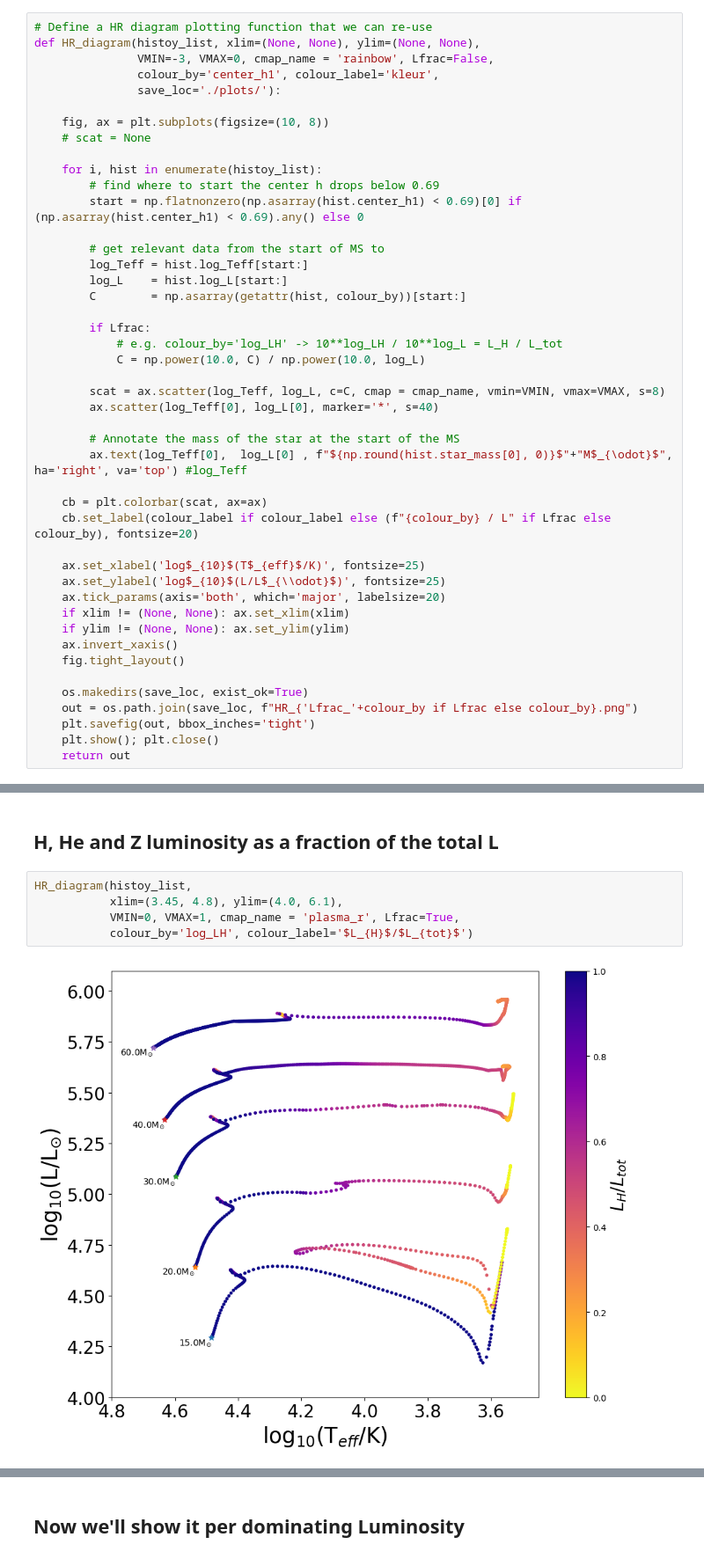
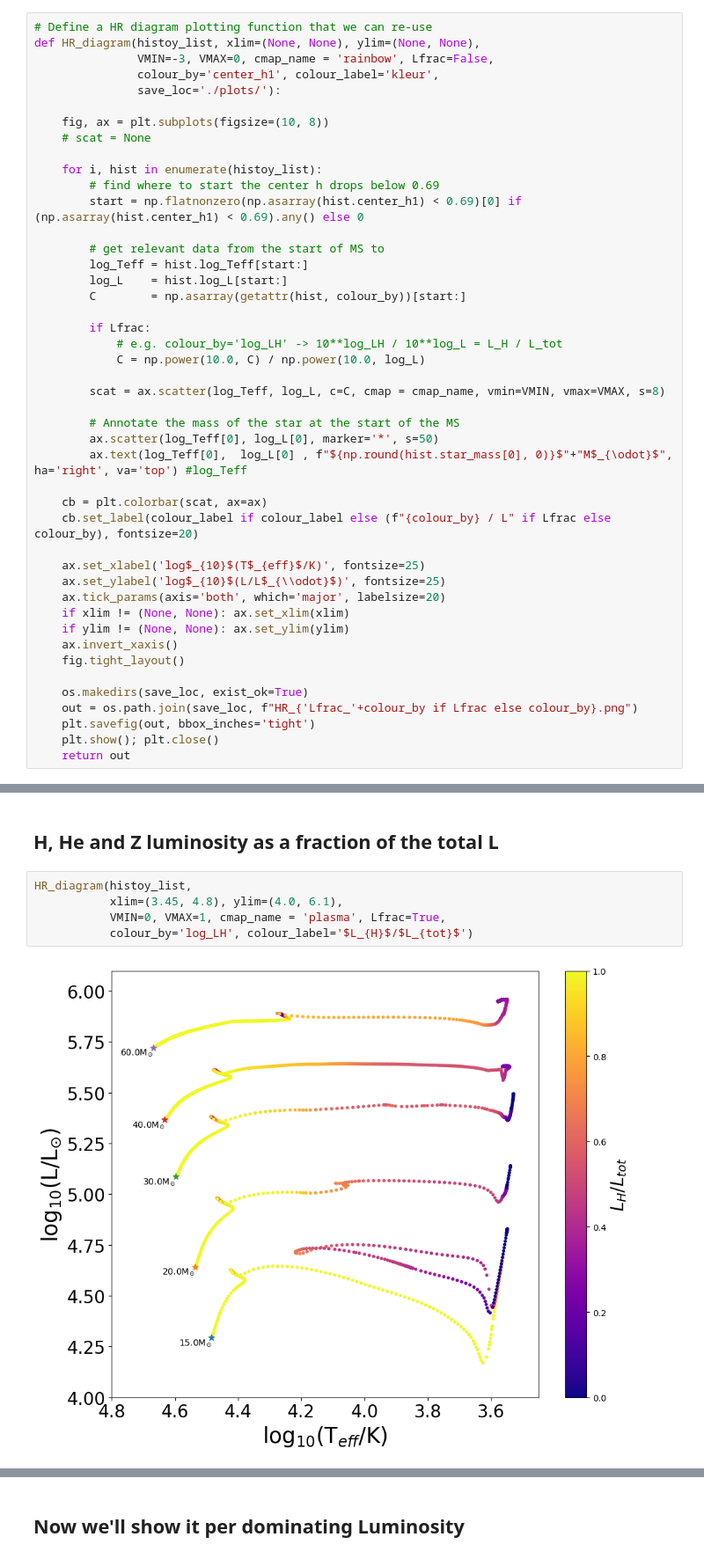
Before and after one commit to LiekeVanSon/ASBE-course, a Jupyter notebook: practicum/session3/solutions_session3/solutions_session3.ipynb, the cells around one changed output, grey strips where cells are left out. Shown at 88% size. Drawn from its saved outputs; the diff is of its cells as text.

```diff
--- a/practicum/session3/solutions_session3/solutions_session3.ipynb
+++ b/practicum/session3/solutions_session3/solutions_session3.ipynb
@@ -41,9 +41,9 @@ def HR_diagram(histoy_list, xlim=(None, None), ylim=(None, None),
             C = np.power(10.0, C) / np.power(10.0, log_L)
 
         scat = ax.scatter(log_Teff, log_L, c=C, cmap = cmap_name, vmin=VMIN, vmax=VMAX, s=8)
-        ax.scatter(log_Teff[0], log_L[0], marker='*', s=40)
 
         # Annotate the mass of the star at the start of the MS
+        ax.scatter(log_Teff[0], log_L[0], marker='*', s=50)
         ax.text(log_Teff[0],  log_L[0] , f"${np.round(hist.star_mass[0], 0)}$"+"M$_{\odot}$", ha='right', va='top') #log_Teff
 
     cb = plt.colorbar(scat, ax=ax)
@@ -75,10 +75,10 @@ colors = plt.cm.plasma(np.linspace(0,1,4)) #3rd num is the number of colours Set
 # %%
 HR_diagram(histoy_list,
            xlim=(3.45, 4.8), ylim=(4.0, 6.1),
-           VMIN=0, VMAX=1, cmap_name = 'plasma_r', Lfrac=True,
+           VMIN=0, VMAX=1, cmap_name = 'plasma', Lfrac=True,
            colour_by='log_LH', colour_label='$L_{H}$/$L_{tot}$')
 # %% [output]
-[figure, old version]
+[figure, new version]
 './plots/HR_Lfrac_log_LH.png'
 # %%
 # make plot
```
Also changed, not shown: parts of 5 cells of this notebook, 15 other files.
